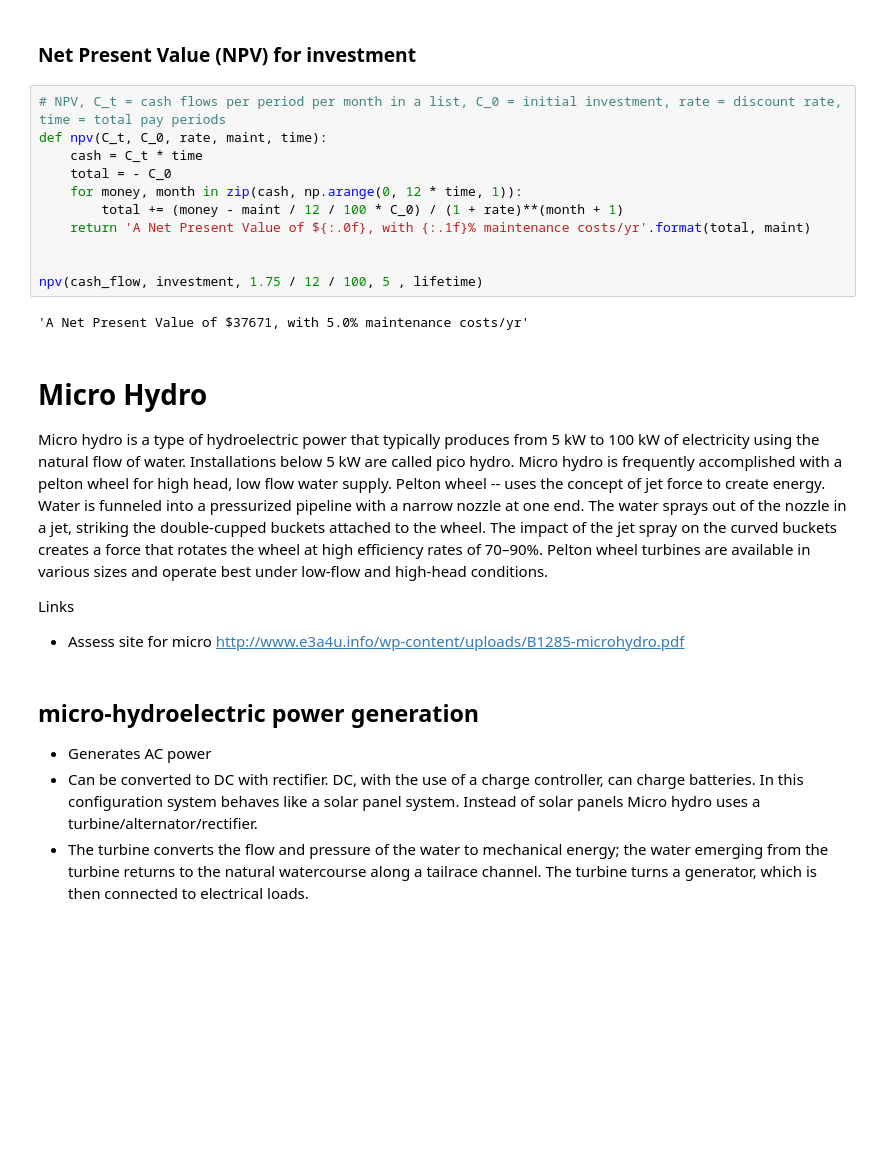
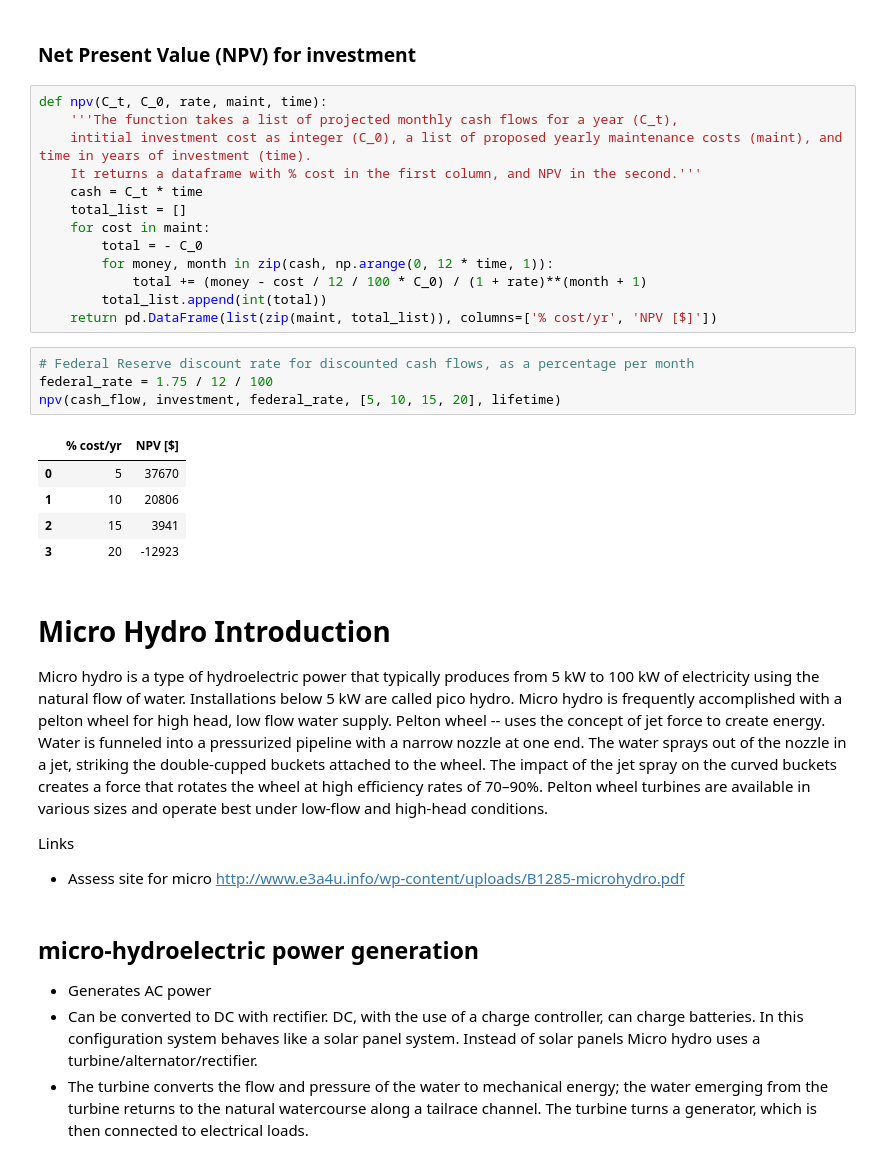
Before and after one commit to caheredia/Hydro, a Jupyter notebook: 2017-10-6_ch_micro_hydro_roi.ipynb, the cells around one changed output. Saved outputs shown, nothing was run; the diff lists cells and outputs as text; blank space fills up the shorter version.

Commit message:
cleaned up executive summary and functions

```diff
--- a/2017-10-6_ch_micro_hydro_roi.ipynb
+++ b/2017-10-6_ch_micro_hydro_roi.ipynb
@@ -86,20 +96,30 @@ roi(cash_flow, investment, [5, 10, 15], lifetime)
 # %% [markdown]
 ### Net Present Value (NPV) for investment
-# %%
-# NPV, C_t = cash flows per period per month in a list, C_0 = initial investment, rate = discount rate, time = total pay periods
-def npv(C_t, C_0, rate, maint, time):
-    cash = C_t * time
-    total = - C_0
-    for money, month in zip(cash, np.arange(0, 12 * time, 1)):
-        total += (money - maint / 12 / 100 * C_0) / (1 + rate)**(month + 1)
-    return 'A Net Present Value of ${:.0f}, with {:.1f}% maintenance costs/yr'.format(total, maint)
-
-
-npv(cash_flow, investment, 1.75 / 12 / 100, 5 , lifetime)
-# %% [output]
-'A Net Present Value of $37671, with 5.0% maintenance costs/yr'
+# %%
+def npv(C_t, C_0, rate, maint, time):
+    '''The function takes a list of projected monthly cash flows for a year (C_t),
+    intitial investment cost as integer (C_0), a list of proposed yearly maintenance costs (maint), and time in years of investment (time).
+    It returns a dataframe with % cost in the first column, and NPV in the second.'''
+    cash = C_t * time
+    total_list = []
+    for cost in maint:
+        total = - C_0
+        for money, month in zip(cash, np.arange(0, 12 * time, 1)):
+            total += (money - cost / 12 / 100 * C_0) / (1 + rate)**(month + 1)
+        total_list.append(int(total))
+    return pd.DataFrame(list(zip(maint, total_list)), columns=['% cost/yr', 'NPV [$]'])
+# %%
+# Federal Reserve discount rate for discounted cash flows, as a percentage per month
+federal_rate = 1.75 / 12 / 100
+npv(cash_flow, investment, federal_rate, [5, 10, 15, 20], lifetime)
+# %% [output]
+|  | % cost/yr | NPV [$] |
+| 0 | 5 | 37670 |
+| 1 | 10 | 20806 |
+| 2 | 15 | 3941 |
+| 3 | 20 | -12923 |
 # %% [markdown]
-# Micro Hydro
+# Micro Hydro Introduction
 Micro hydro is a type of hydroelectric power that typically produces from 5 kW to 100 kW of electricity using the natural flow of water. Installations below 5 kW are called pico hydro.  Micro hydro is frequently accomplished with a pelton wheel for high head, low flow water supply. Pelton wheel -- uses the concept of jet force to create energy. Water is funneled into a pressurized pipeline with a narrow nozzle at one end. The water sprays out of the nozzle in a jet, striking the double-cupped buckets attached to the wheel. The impact of the jet spray on the curved buckets creates a force that rotates the wheel at high efficiency rates of 70–90%. Pelton wheel turbines are available in various sizes and operate best under low-flow and high-head conditions.
 
 Links
```
Also changed, not shown: parts of 12 cells of this notebook.
